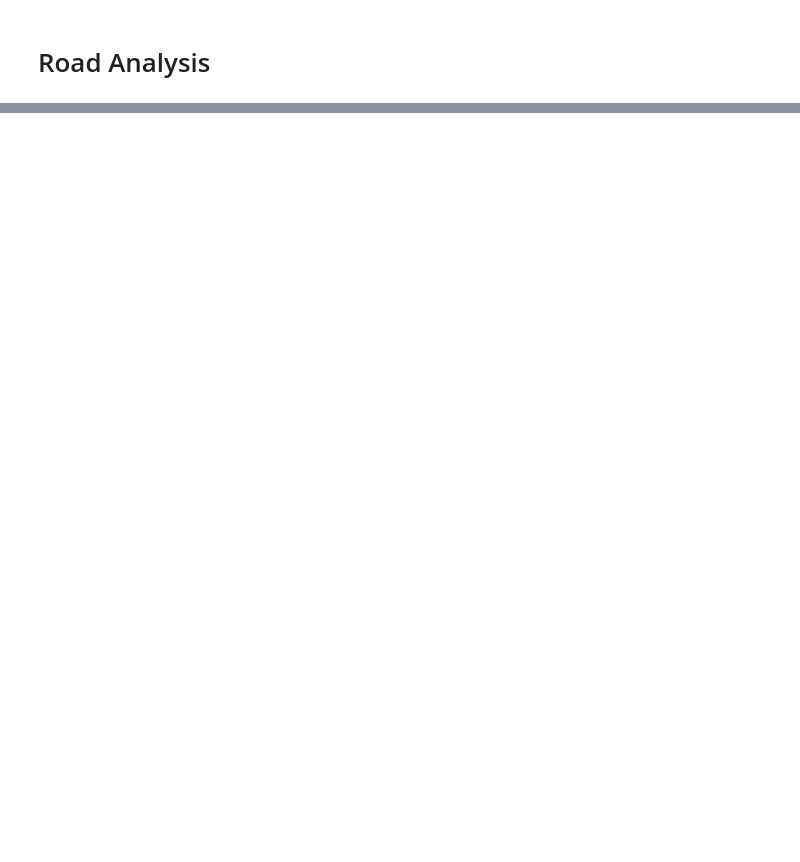
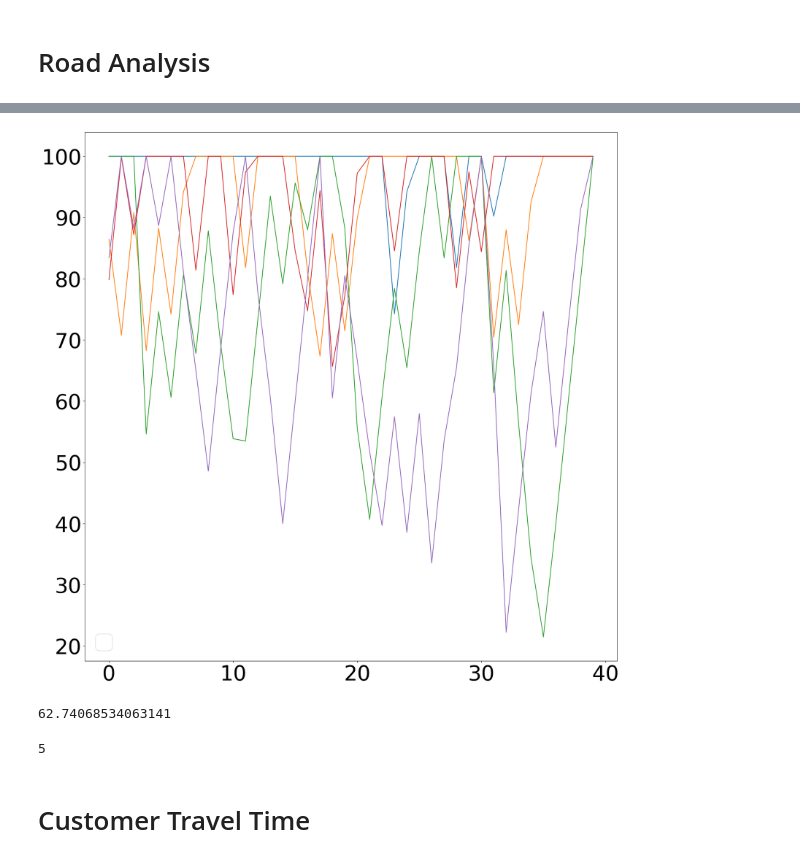
Before and after one commit to brodoluca/ATS, a Jupyter notebook: Simulation/run_analysis.ipynb, the cells around one changed output, grey strips where cells are left out. Drawn from its saved outputs; the diff is of its cells as text; code cells hidden in the pictures; blank space fills up the shorter version.

```diff
--- a/Simulation/run_analysis.ipynb
+++ b/Simulation/run_analysis.ipynb
@@ -120,0 +172,11 @@ y_values
+# %%
+temp = {}
+for i, vehicles_df_name in enumerate(vehicle_infos):
+    vi_df = pd.read_csv(os.path.join(run_folder, vehicles_df_name))
+    for c in vehicles_df_iterations.columns:
+        if c not in temp.keys():
+            print(f"{c} is not in the keys")
+            temp[c] = []
+        temp[c] += [list(vi_df[c])]
+
+vehicles_df_iterations = pd.concat([vehicles_df_iterations, pd.DataFrame.from_dict(temp)], ignore_index=True)
@@ -120,0 +208,11 @@ y_values
+# %%
+def simple_plot_vehicle(df, x_values, metric, fig_size=(20, 20)):
+    if not isinstance(x_values, list):
+        x_values = [x_values]
+    plt.figure(figsize=fig_size)
+    plt.legend(x_values)
+    for id in x_values:
+        y = df[metric][id]
+        x = range(len(y))
+        plt.plot(x, y)
+    plt.show()
@@ -120,0 +247,13 @@ y_values
+# %%
+temp = {}
+for i, vehicles_df_name in enumerate(vehicle_infos):
+    vi_df = pd.read_csv(os.path.join(run_folder, vehicles_df_name))
+    for j in list(vi_df["id"]):
+        if i ==0:
+            temp[j] = {c:[vi_df.iloc[j][c]] for c in vehicles_df_ids.columns}
+            continue
+        for c in vehicles_df_ids.columns:
+            temp[j][c] += [vi_df.iloc[j][c] ]
+        #print(vi_df.iloc[j]["old_charge"])
+# %%
+vehicles_df_ids = pd.concat([vehicles_df_ids, pd.DataFrame.from_dict(temp, orient = "index")], ignore_index=True)
@@ -120,0 +276,14 @@ y_values
+# %%
+simple_plot_vehicle(vehicles_df_ids, [0,1,2,3,4], "new_charge", fig_size=(20, 20))
+# %% [output]
+[figure, added]
+# %%
+simple_plot_vehicle_average_values(vehicles_df_ids, [0,1,2,3,4], "new_charge", fig_size=(20, 20), sli = slice(1,3))
+# %% [output]
+62.74068534063141
+# %%
+slice(1,5).stop
+# %% [output]
+5
+# %% [markdown]
+# Customer Travel Time
```
Also changed, not shown: parts of 22 cells of this notebook, 16 other files.
